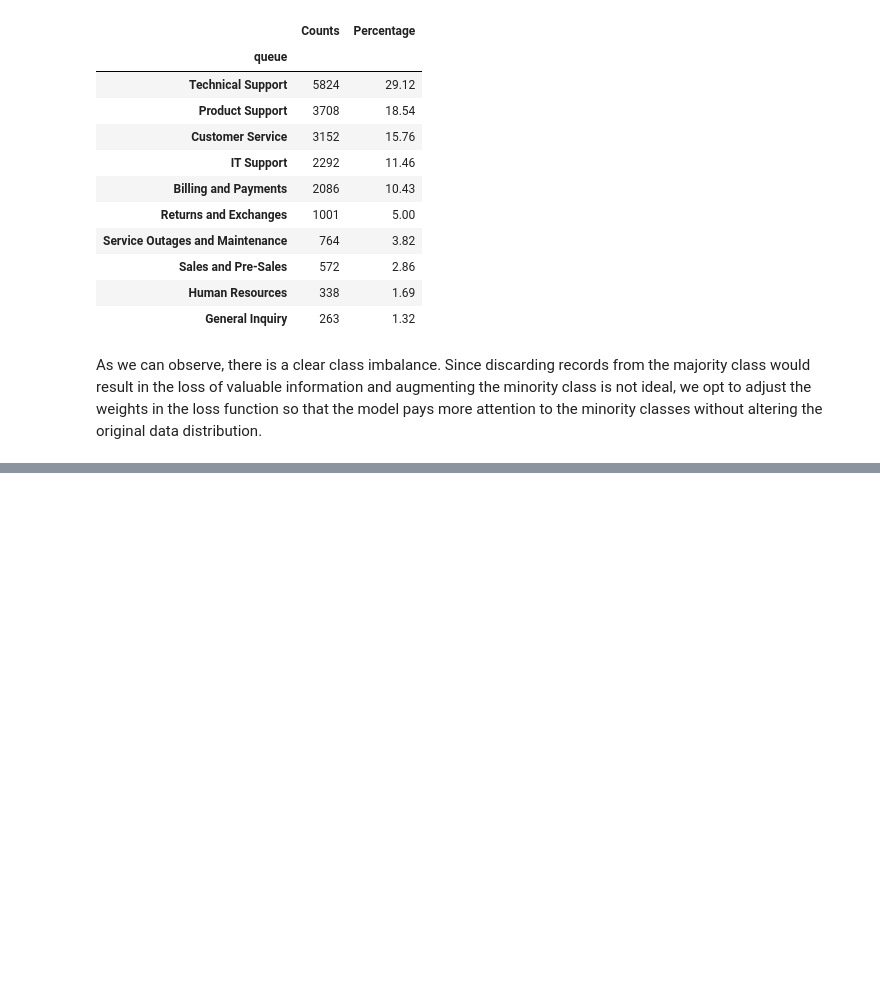
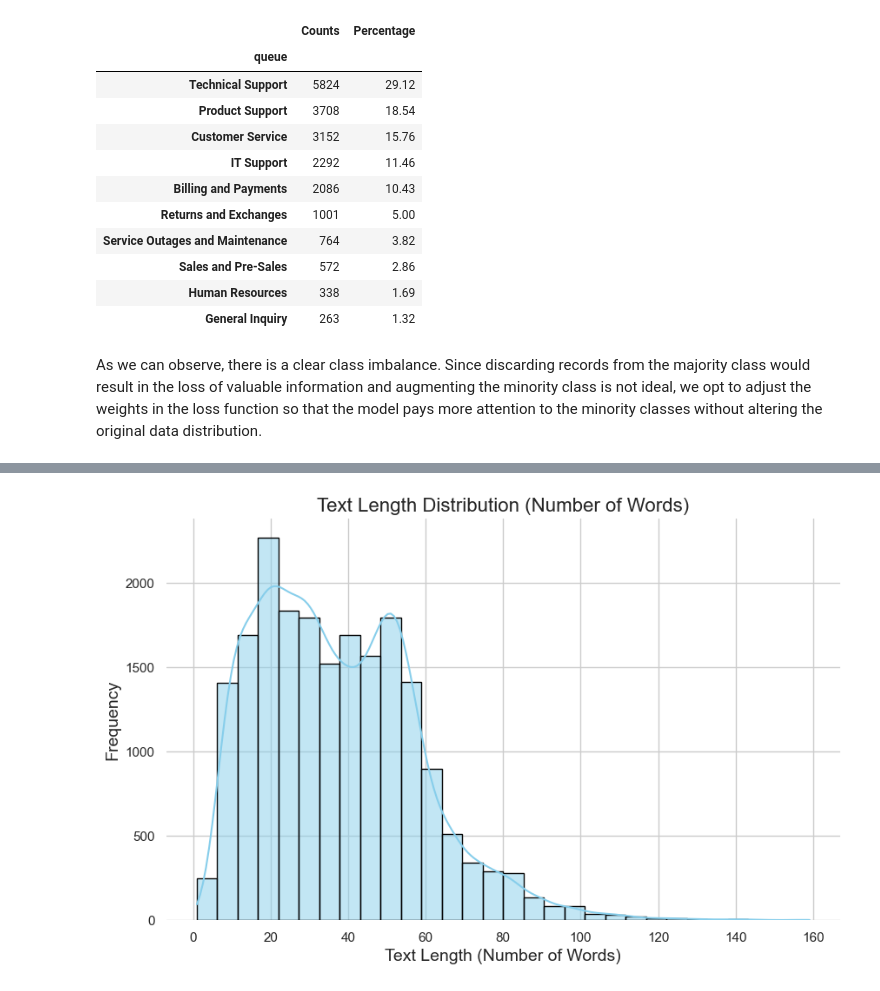
Before and after one commit to margavera/Customer-IT-Support-Text-Classification, a Jupyter notebook: notebooks/EDA.ipynb, the cells around one changed output, grey strips where cells are left out. Saved outputs shown, nothing was run; the diff lists cells and outputs as text; code cells hidden in the pictures; blank space fills up the shorter version.

```diff
--- a/notebooks/EDA.ipynb
+++ b/notebooks/EDA.ipynb
@@ -162,0 +310,11 @@ As we can observe, there is a clear class imbalance. Since discarding records fr
+# %%
+sns.set(style="whitegrid")
+plt.figure(figsize=(10, 6))
+sns.histplot(df_tickets['word_count'], bins=30, kde=True, color='skyblue', edgecolor='black')
+plt.title('Text Length Distribution (Number of Words)', fontsize=16)
+plt.xlabel('Text Length (Number of Words)', fontsize=14)
+plt.ylabel('Frequency', fontsize=14)
+sns.despine(left=True, bottom=True)
+plt.show()
+# %% [output]
+[figure, added]
```
Also changed, not shown: parts of 32 cells of this notebook, 2 other files.
